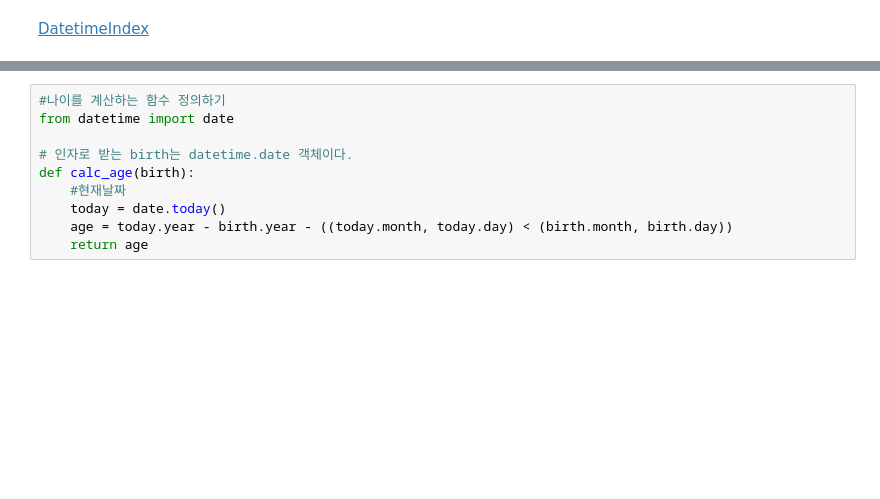
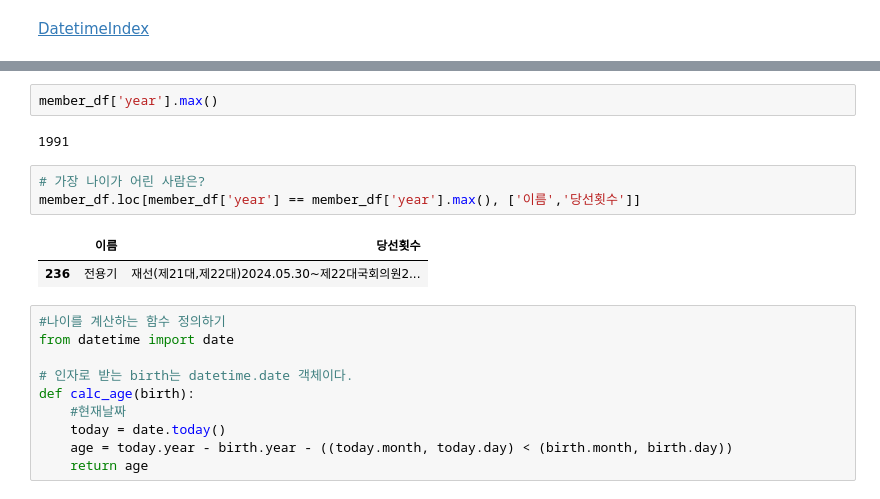
Before and after one commit to eunsol-k/Python_Webscraping_Analysis, a Jupyter notebook: 05.국회의원현황-개정판.ipynb, the cells around one changed output, grey strips where cells are left out. Drawn from its saved outputs; the diff is of its cells as text; blank space fills up the shorter version.

```diff
--- a/05.국회의원현황-개정판.ipynb
+++ b/05.국회의원현황-개정판.ipynb
@@ -385,3 +390,13 @@ member_df['year'].max()
+# %%
+member_df['year'].max()
+# %% [output]
+1991
+# %%
+# 가장 나이가 어린 사람은?
+member_df.loc[member_df['year'] == member_df['year'].max(), ['이름','당선횟수']]
+# %% [output]
+|  | 이름 | 당선횟수 |
+| 236 | 전용기 | 재선(제21대,제22대)2024.05.30~제22대국회의원2... |
 # %%
 #나이를 계산하는 함수 정의하기
 from datetime import date
```
Also changed, not shown: parts of 10 cells of this notebook, 1 other file.
